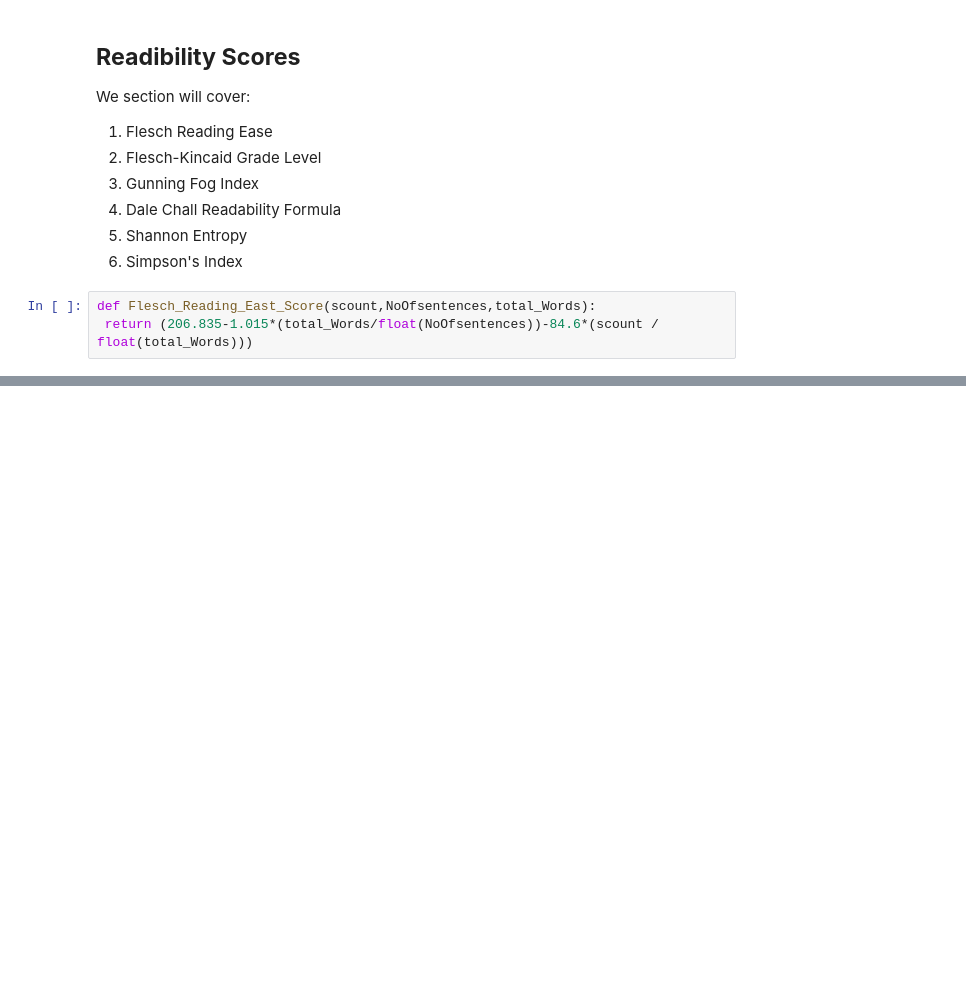
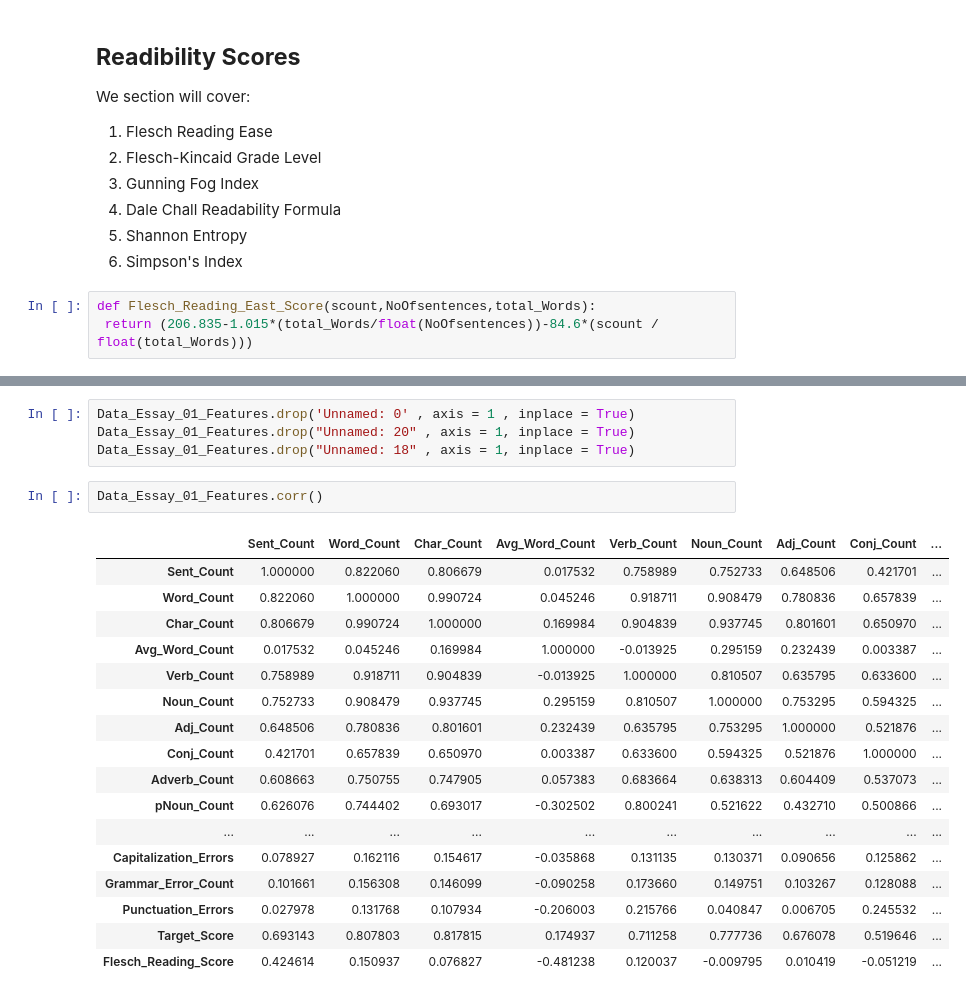
Before and after one commit to mustafabawany/IntelliTech, a Jupyter notebook: Feature_Engineering.ipynb, the cells around one changed output, grey strips where cells are left out. Saved outputs shown, nothing was run; the diff lists cells and outputs as text; blank space fills up the shorter version.

```diff
--- a/Feature_Engineering.ipynb
+++ b/Feature_Engineering.ipynb
@@ -668,0 +739,24 @@ for index, row in Data_Essay_01.iterrows():
+# %%
+Data_Essay_01_Features.drop('Unnamed: 0' , axis = 1 , inplace = True)
+Data_Essay_01_Features.drop("Unnamed: 20" , axis = 1, inplace = True)
+Data_Essay_01_Features.drop("Unnamed: 18" , axis = 1, inplace = True)
+# %%
+Data_Essay_01_Features.corr()
+# %% [output]
+|  | Sent_Count | Word_Count | Char_Count | Avg_Word_Count | Verb_Count | Noun_Count | Adj_Count | Conj_Count | ... |
+| Sent_Count | 1.000000 | 0.822060 | 0.806679 | 0.017532 | 0.758989 | 0.752733 | 0.648506 | 0.421701 | ... |
+| Word_Count | 0.822060 | 1.000000 | 0.990724 | 0.045246 | 0.918711 | 0.908479 | 0.780836 | 0.657839 | ... |
+| Char_Count | 0.806679 | 0.990724 | 1.000000 | 0.169984 | 0.904839 | 0.937745 | 0.801601 | 0.650970 | ... |
+| Avg_Word_Count | 0.017532 | 0.045246 | 0.169984 | 1.000000 | -0.013925 | 0.295159 | 0.232439 | 0.003387 | ... |
+| Verb_Count | 0.758989 | 0.918711 | 0.904839 | -0.013925 | 1.000000 | 0.810507 | 0.635795 | 0.633600 | ... |
+| Noun_Count | 0.752733 | 0.908479 | 0.937745 | 0.295159 | 0.810507 | 1.000000 | 0.753295 | 0.594325 | ... |
+| Adj_Count | 0.648506 | 0.780836 | 0.801601 | 0.232439 | 0.635795 | 0.753295 | 1.000000 | 0.521876 | ... |
+| Conj_Count | 0.421701 | 0.657839 | 0.650970 | 0.003387 | 0.633600 | 0.594325 | 0.521876 | 1.000000 | ... |
+| Adverb_Count | 0.608663 | 0.750755 | 0.747905 | 0.057383 | 0.683664 | 0.638313 | 0.604409 | 0.537073 | ... |
+| pNoun_Count | 0.626076 | 0.744402 | 0.693017 | -0.302502 | 0.800241 | 0.521622 | 0.432710 | 0.500866 | ... |
+| ... | ... | ... | ... | ... | ... | ... | ... | ... | ... |
+| Capitalization_Errors | 0.078927 | 0.162116 | 0.154617 | -0.035868 | 0.131135 | 0.130371 | 0.090656 | 0.125862 | ... |
+| Grammar_Error_Count | 0.101661 | 0.156308 | 0.146099 | -0.090258 | 0.173660 | 0.149751 | 0.103267 | 0.128088 | ... |
+| Punctuation_Errors | 0.027978 | 0.131768 | 0.107934 | -0.206003 | 0.215766 | 0.040847 | 0.006705 | 0.245532 | ... |
+| Target_Score | 0.693143 | 0.807803 | 0.817815 | 0.174937 | 0.711258 | 0.777736 | 0.676078 | 0.519646 | ... |
+| Flesch_Reading_Score | 0.424614 | 0.150937 | 0.076827 | -0.481238 | 0.120037 | -0.009795 | 0.010419 | -0.051219 | ... |
```
Also changed, not shown: parts of 16 cells of this notebook, 1 other file.
